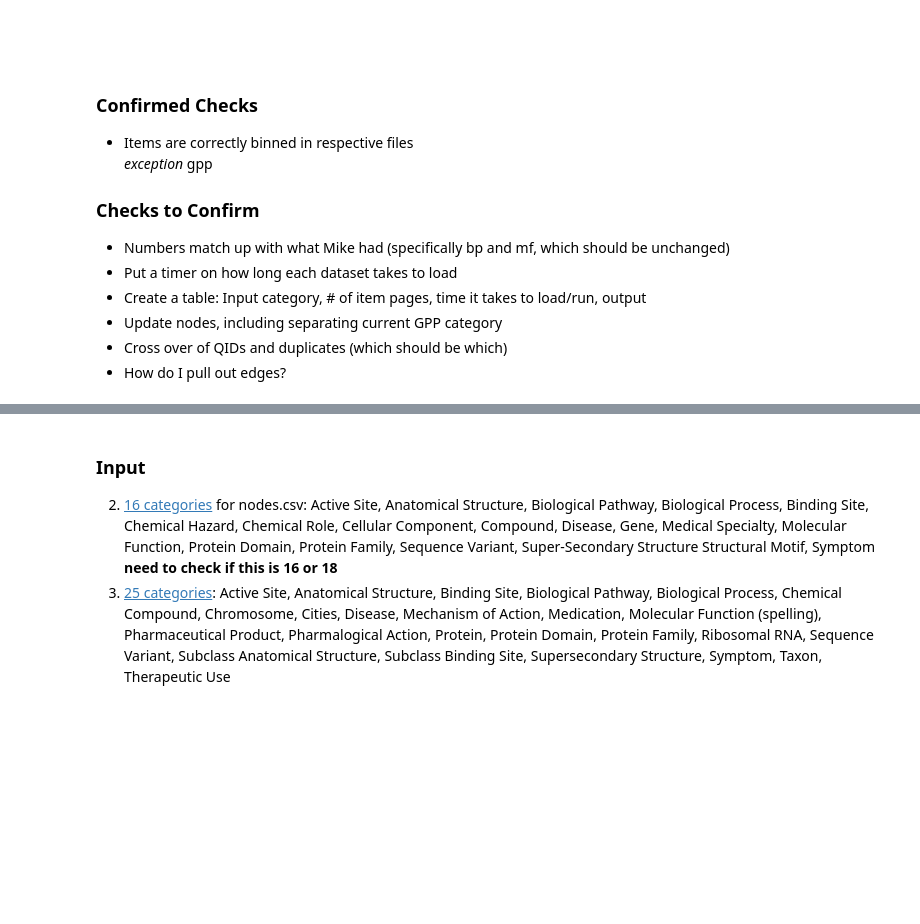
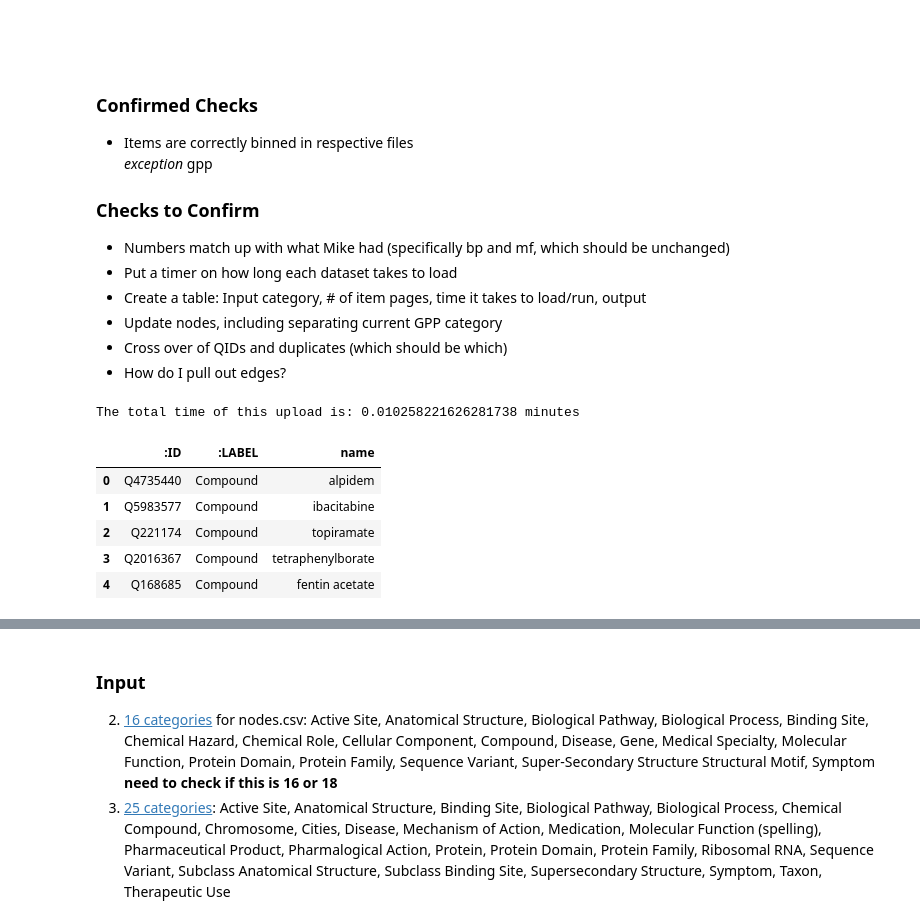
Before and after one commit to sabahzero/WRP, a Jupyter notebook: src/WDF-10categories/01.ipynb, the cells around one changed output, grey strips where cells are left out. Drawn from its saved outputs; the diff is of its cells as text; code cells hidden in the pictures; blank space fills up the shorter version.

```diff
--- a/src/WDF-10categories/01.ipynb
+++ b/src/WDF-10categories/01.ipynb
@@ -28,3 +28,17 @@ import pandas as pd
 
 import time
 from datetime import datetime
+# %%
+nodes_mike = pd.read_csv('file-examples/nodes_2019-09-03.csv')
+edges_mike = pd.read_csv('file-examples/edges_2019-09-03.csv')
+# %% [output]
+The total time of this upload is: 0.010258221626281738 minutes
+# %%
+nodes_mike.head()
+# %% [output]
+|  | :ID | :LABEL | name |
+| 0 | Q4735440 | Compound | alpidem |
+| 1 | Q5983577 | Compound | ibacitabine |
+| 2 | Q221174 | Compound | topiramate |
+| 3 | Q2016367 | Compound | tetraphenylborate |
+| 4 | Q168685 | Compound | fentin acetate |
```
Also changed, not shown: parts of 3 cells of this notebook.
